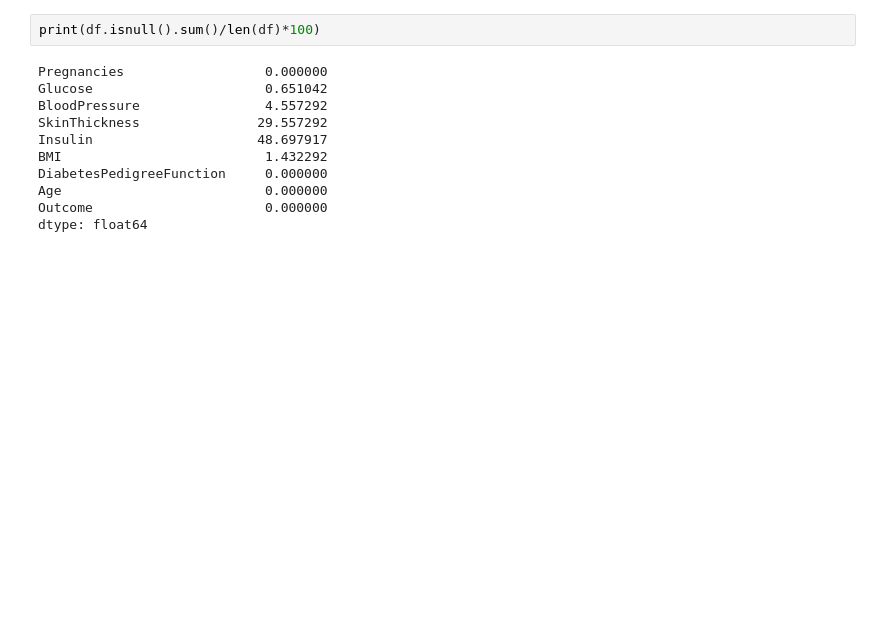
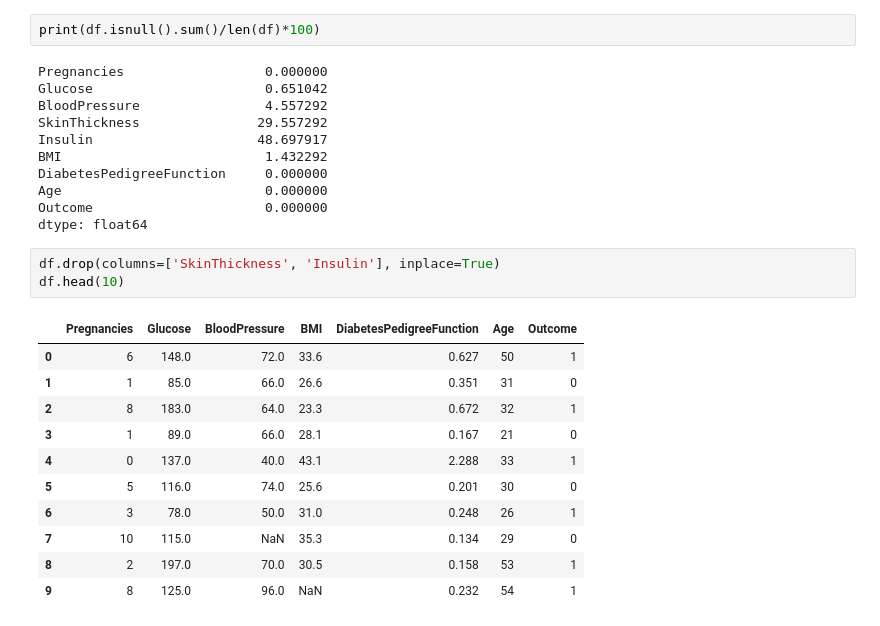
Before and after one commit to Benjaminotuya1/Data_Analysis_Projects, a Jupyter notebook: 02_Diabetes_Prediction/diabetes_prediction.ipynb, the cells around one changed output. Cells and saved outputs as stored; diff of their text form; blank space fills up the shorter version.

```diff
--- a/02_Diabetes_Prediction/diabetes_prediction.ipynb
+++ b/02_Diabetes_Prediction/diabetes_prediction.ipynb
@@ -70,3 +70,18 @@ DiabetesPedigreeFunction     0.000000
 Age                          0.000000
 Outcome                      0.000000
 dtype: float64
+# %%
+df.drop(columns=['SkinThickness', 'Insulin'], inplace=True)
+df.head(10)
+# %% [output]
+|  | Pregnancies | Glucose | BloodPressure | BMI | DiabetesPedigreeFunction | Age | Outcome |
+| 0 | 6 | 148.0 | 72.0 | 33.6 | 0.627 | 50 | 1 |
+| 1 | 1 | 85.0 | 66.0 | 26.6 | 0.351 | 31 | 0 |
+| 2 | 8 | 183.0 | 64.0 | 23.3 | 0.672 | 32 | 1 |
+| 3 | 1 | 89.0 | 66.0 | 28.1 | 0.167 | 21 | 0 |
+| 4 | 0 | 137.0 | 40.0 | 43.1 | 2.288 | 33 | 1 |
+| 5 | 5 | 116.0 | 74.0 | 25.6 | 0.201 | 30 | 0 |
+| 6 | 3 | 78.0 | 50.0 | 31.0 | 0.248 | 26 | 1 |
+| 7 | 10 | 115.0 | NaN | 35.3 | 0.134 | 29 | 0 |
+| 8 | 2 | 197.0 | 70.0 | 30.5 | 0.158 | 53 | 1 |
+| 9 | 8 | 125.0 | 96.0 | NaN | 0.232 | 54 | 1 |
```
Also changed, not shown: parts of 6 cells of this notebook, 1 other file.
